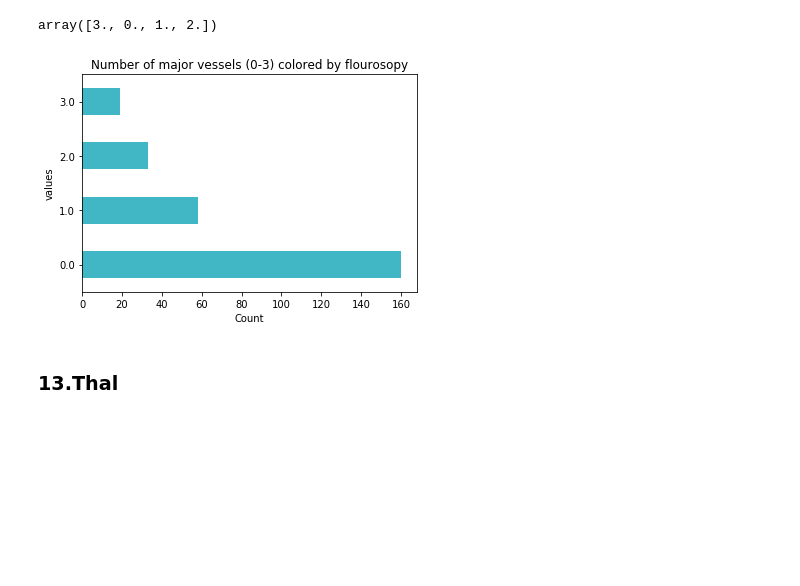
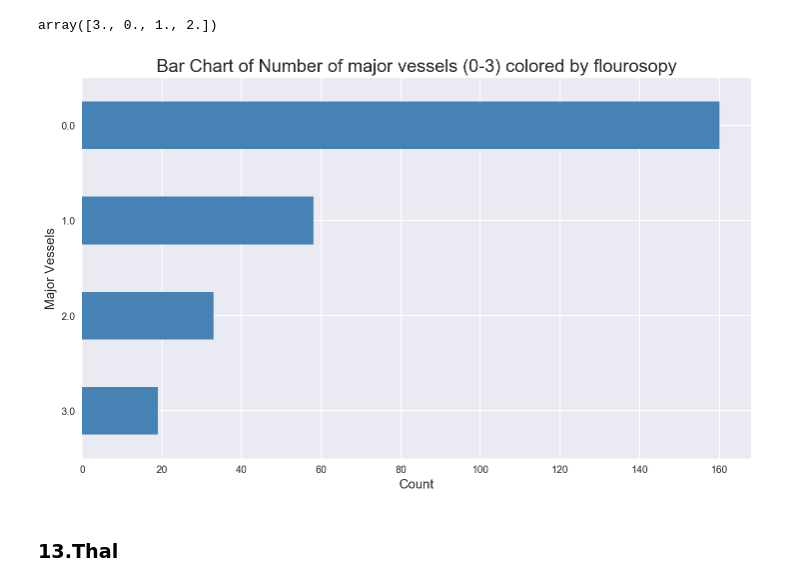
Before and after one commit to Rahulkg007/heart-disease-prediction, a Jupyter notebook: Assignment2.ipynb, the cells around one changed output. Cells and saved outputs as stored; diff of their text form; code cells hidden in the pictures; blank space fills up the shorter version.

Commit message:
Plots Modifications

```diff
--- a/Assignment2.ipynb
+++ b/Assignment2.ipynb
@@ -40,14 +40,19 @@ Real: 1,4,5,8,10,12 Ordered:11, Binary: 2,6,9 Nominal:7,3,13
 Absence (1) or presence (2) of heart disease
 # %%
 import pandas as pd
+import numpy as np
 import matplotlib.pyplot as plt
-import numpy as np
+import seaborn as sns
+
+%config InlineBackend.figure_format = 'retina'
+plt.style.use('seaborn')
 # %%
 column_names = ['age','sex','cp_type','resting_bp','serum_cholestoral',
                 'fasting_bs','resting_ec','maximum_heart_rate',
                 'angina','oldpeak','slope','major_vessels','thal','heart_disease']
 
-heart = pd.read_csv('heart.dat', delimiter=' ', header=None, names=column_names, index_col=False)
+heart_raw = pd.read_csv('heart.dat', delimiter=' ', header=None, names=column_names, index_col=False)
+heart = heart_raw.copy()
 # %%
 heart.head()
 # %% [output]
@@ -270,0 +263,8 @@ plt.show()
+# %%
+plt.rcParams["figure.figsize"] = (12,7)
+f, (ax_box, ax_hist) = plt.subplots(2, sharex=True, gridspec_kw={"height_ratios": (.25, .75)})
+sns.boxplot(heart["oldpeak"], ax=ax_box)
+sns.distplot(heart["oldpeak"], ax=ax_hist)
+ax_box.set(title='Distribution of Old Peak')
+ax_box.set(xlabel='')
+plt.show()
@@ -291,13 +287,15 @@ heart.major_vessels.unique()
 # %% [output]
 array([3., 0., 1., 2.])
 # %%
-pd.value_counts(heart['major_vessels'].values, sort=True, ascending=False).plot(kind='barh', color='#41b6c4')
-plt.title('Number of major vessels (0-3) colored by flourosopy')
-plt.xlabel('Count')
-plt.ylabel('values')
+plt.rcParams["figure.figsize"] = (12,7)
+pd.value_counts(heart['major_vessels'].values,
+                sort=True, ascending=True).plot(kind='barh', color='steelblue')
+plt.title('Bar Chart of Number of major vessels (0-3) colored by flourosopy', fontsize=18)
+plt.xlabel('Count', fontsize=13)
+plt.ylabel('Major Vessels', fontsize=13)
 plt.show()
 # %% [output]
-[figure, old version]
+[figure, new version]
 # %% [markdown]
 ### 13.Thal
 # %%
```
Also changed, not shown: parts of 68 cells of this notebook.
